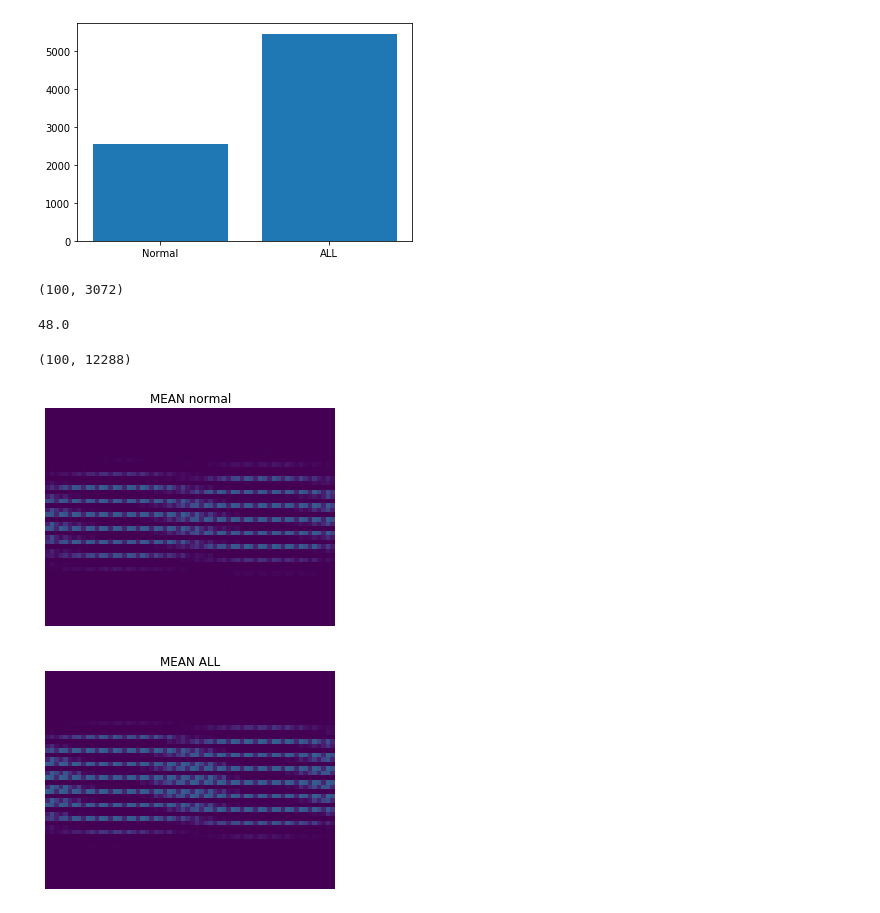
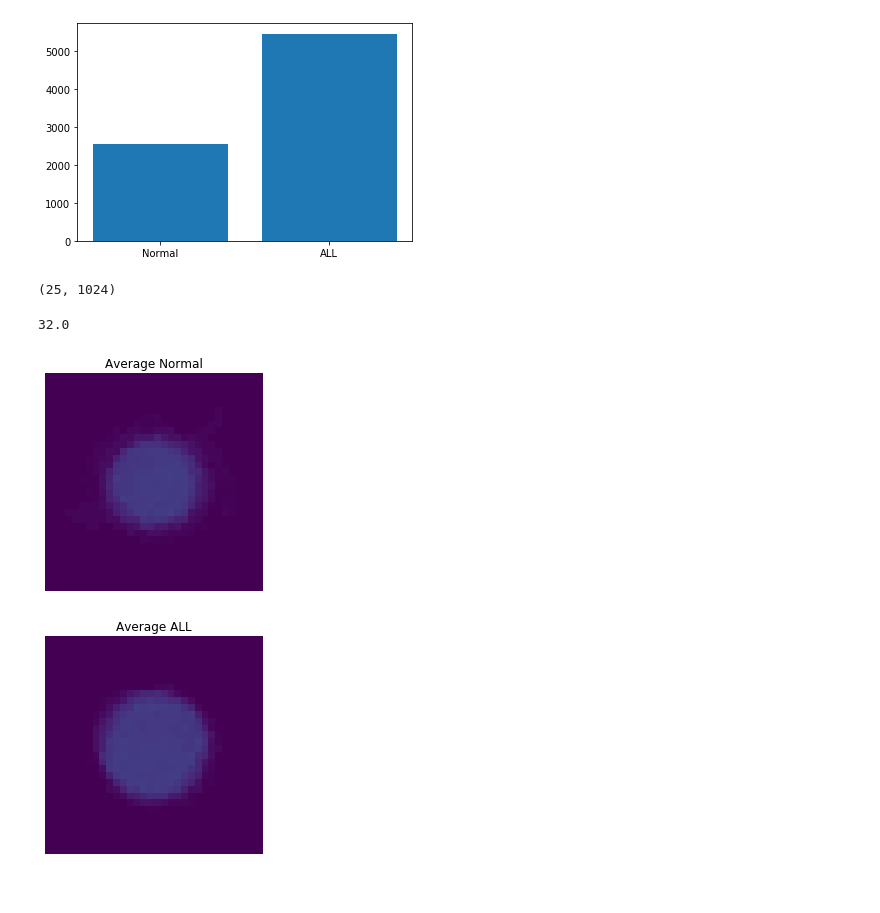
Before and after one commit to ArenCarpenter/Detecting_ALL_with_CNN, a Jupyter notebook: 002_Exploratory_Data_Analysis.ipynb, the cells around one changed output. Saved outputs shown, nothing was run; the diff lists cells and outputs as text; code cells hidden in the pictures.

Commit message:
Add average images to EDA and to ReadMe

```diff
--- a/002_Exploratory_Data_Analysis.ipynb
+++ b/002_Exploratory_Data_Analysis.ipynb
@@ -57,7 +57,7 @@ def img2np(pwd, fn_list, size = (32, 32)):
         fp = pwd + fn
         current_image = image.load_img(fp,
                                        target_size = size,
-                                       color_mode = 'rgb')
+                                       color_mode = 'grayscale')
         img_ts = image.img_to_array(current_image)
         img_ts = [img_ts.ravel()]
         try:
@@ -69,32 +69,28 @@ def img2np(pwd, fn_list, size = (32, 32)):
 normal_images = img2np(f'{train_dir}/normal/', normal_imgs)
 all_images = img2np(f'{train_dir}/all/', all_imgs)
 # %%
-normal_images = normal_images[:100]
-all_images = all_images[:100]
+normal_images = normal_images[:25]
+all_images = all_images[:25]
 # %%
 normal_images.shape
 # %% [output]
-(100, 3072)
+(25, 1024)
-# %%
-3072/64
-# %% [output]
-48.0
-# %%
-normal_images.shape
-# %% [output]
-(100, 12288)
+# %%
+1024/32
+# %% [output]
+32.0
 # %%
-def find_mean_img(image_vecs, title, size = (48,64)):
+def find_mean_img(image_vecs, title, size = (32,32)):
     mean_img = np.mean(image_vecs, axis = 0)
     mean_img = mean_img.reshape(size)
     plt.imshow(mean_img, vmin=0, vmax=255)
-    plt.title(f'MEAN {title}')
+    plt.title(f'Average {title}')
     plt.axis('off')
     plt.show()
     return mean_img
 # %%
-norm_mean = find_mean_img(normal_images, 'normal')
+norm_mean = find_mean_img(normal_images, 'Normal')
 pneu_mean = find_mean_img(all_images, 'ALL')
 # %% [output]
-[figure, old version]
+[figure, new version]
-[figure, old version]
+[figure, new version]
```
Also changed, not shown: parts of 1 cell of this notebook, 3 other files.
